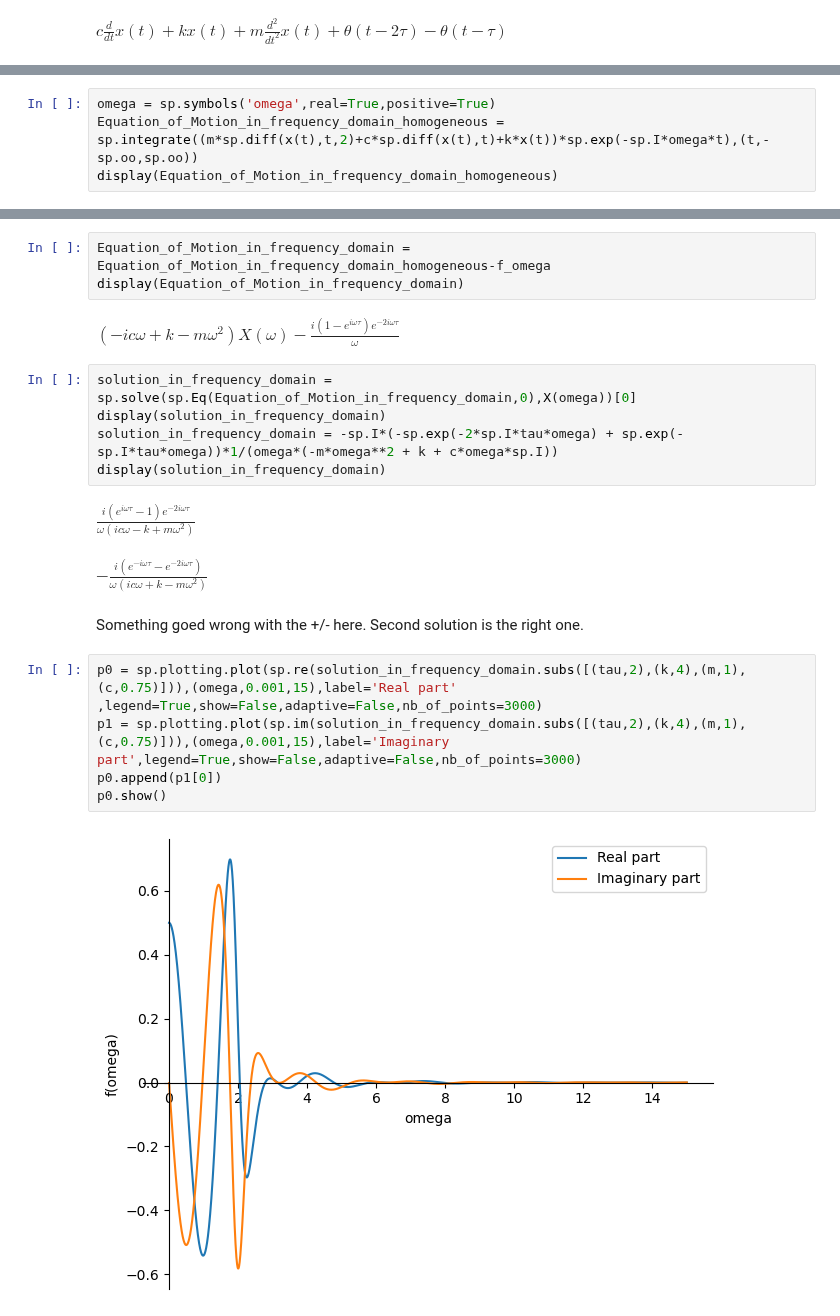
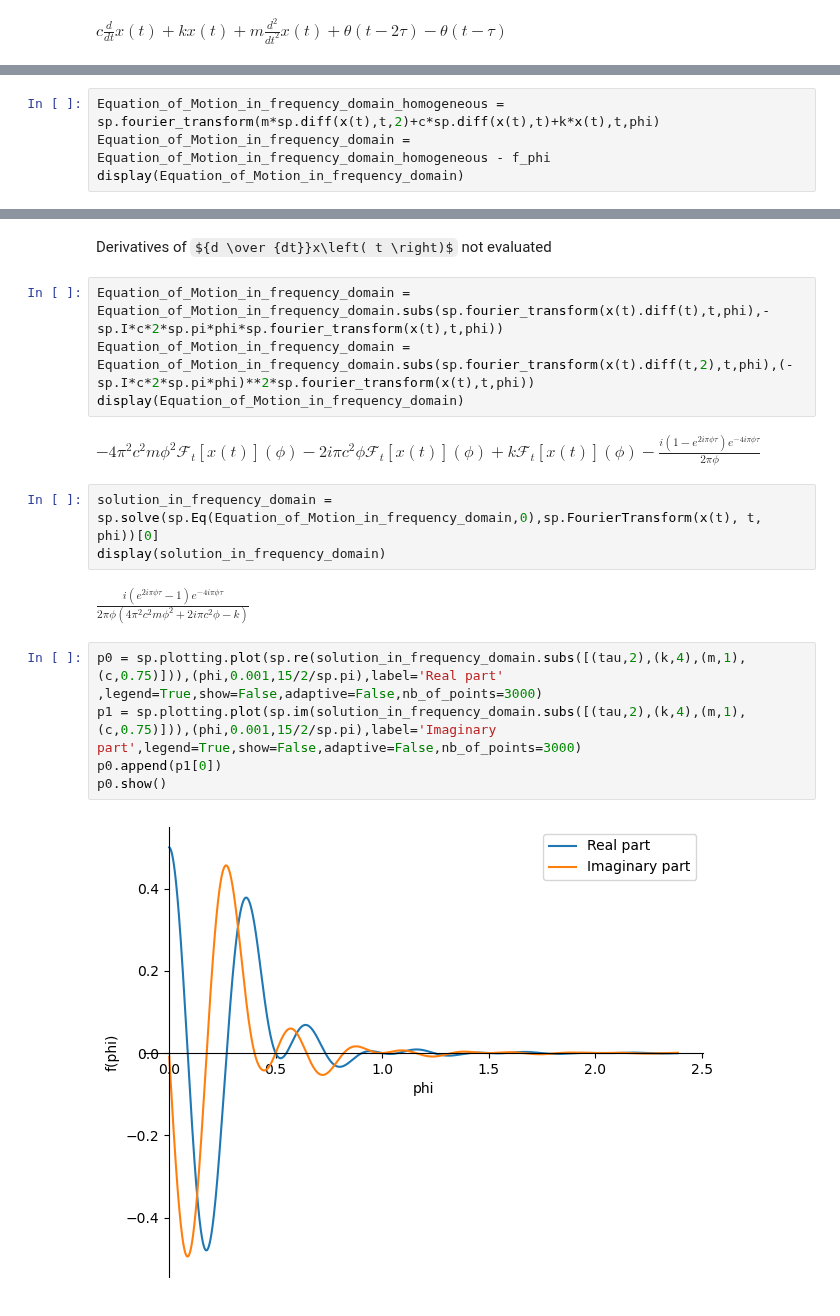
Before and after one commit to TeachBooks/sympy_mechanics, a Jupyter notebook: Examples Dynamics of Structures/CIE_4140_Lecture_3_4_Python.ipynb, the cells around one changed output, grey strips where cells are left out. Cells and saved outputs as stored; diff of their text form; some formulas as TeX source.

```diff
--- a/Examples Dynamics of Structures/CIE_4140_Lecture_3_4_Python.ipynb
+++ b/Examples Dynamics of Structures/CIE_4140_Lecture_3_4_Python.ipynb
@@ -43,5 +55,5 @@ $\displaystyle c \frac{d}{d t} x{\left(t \right)} + k x{\left(t \right)} + m \fr
 # %%
-omega = sp.symbols('omega',real=True,positive=True)
-Equation_of_Motion_in_frequency_domain_homogeneous = sp.integrate((m*sp.diff(x(t),t,2)+c*sp.diff(x(t),t)+k*x(t))*sp.exp(-sp.I*omega*t),(t,-sp.oo,sp.oo))
-display(Equation_of_Motion_in_frequency_domain_homogeneous)
+Equation_of_Motion_in_frequency_domain_homogeneous = sp.fourier_transform(m*sp.diff(x(t),t,2)+c*sp.diff(x(t),t)+k*x(t),t,phi)
+Equation_of_Motion_in_frequency_domain = Equation_of_Motion_in_frequency_domain_homogeneous - f_phi
+display(Equation_of_Motion_in_frequency_domain)
 # %% [output]
@@ -90,22 +61,20 @@ $\displaystyle \left(- i c \omega + k - m \omega^{2}\right) X{\left(\omega \righ
-# %%
-Equation_of_Motion_in_frequency_domain = Equation_of_Motion_in_frequency_domain_homogeneous-f_omega
-display(Equation_of_Motion_in_frequency_domain)
-# %% [output]
-$\displaystyle \left(- i c \omega + k - m \omega^{2}\right) X{\left(\omega \right)} - \frac{i \left(1 - e^{i \omega \tau}\right) e^{- 2 i \omega \tau}}{\omega}$
-# %%
-solution_in_frequency_domain = sp.solve(sp.Eq(Equation_of_Motion_in_frequency_domain,0),X(omega))[0]
-display(solution_in_frequency_domain)
-solution_in_frequency_domain = -sp.I*(-sp.exp(-2*sp.I*tau*omega) + sp.exp(-sp.I*tau*omega))*1/(omega*(-m*omega**2 + k + c*omega*sp.I))
-display(solution_in_frequency_domain)
-# %% [output]
-$\displaystyle \frac{i \left(e^{i \omega \tau} - 1\right) e^{- 2 i \omega \tau}}{\omega \left(i c \omega - k + m \omega^{2}\right)}$
-$\displaystyle - \frac{i \left(e^{- i \omega \tau} - e^{- 2 i \omega \tau}\right)}{\omega \left(i c \omega + k - m \omega^{2}\right)}$
-# %% [markdown]
-Something goed wrong with the +/- here. Second solution is the right one.
+# %% [markdown]
+Derivatives of ${d \over {dt}}x\left( t \right)$ not evaluated
+# %%
+Equation_of_Motion_in_frequency_domain = Equation_of_Motion_in_frequency_domain.subs(sp.fourier_transform(x(t).diff(t),t,phi),-sp.I*c*2*sp.pi*phi*sp.fourier_transform(x(t),t,phi))
+Equation_of_Motion_in_frequency_domain = Equation_of_Motion_in_frequency_domain.subs(sp.fourier_transform(x(t).diff(t,2),t,phi),(-sp.I*c*2*sp.pi*phi)**2*sp.fourier_transform(x(t),t,phi))
+display(Equation_of_Motion_in_frequency_domain)
+# %% [output]
+$\displaystyle - 4 \pi^{2} c^{2} m \phi^{2} \mathcal{F}_{t}\left[x{\left(t \right)}\right]\left(\phi\right) - 2 i \pi c^{2} \phi \mathcal{F}_{t}\left[x{\left(t \right)}\right]\left(\phi\right) + k \mathcal{F}_{t}\left[x{\left(t \right)}\right]\left(\phi\right) - \frac{i \left(1 - e^{2 i \pi \phi \tau}\right) e^{- 4 i \pi \phi \tau}}{2 \pi \phi}$
+# %%
+solution_in_frequency_domain = sp.solve(sp.Eq(Equation_of_Motion_in_frequency_domain,0),sp.FourierTransform(x(t), t, phi))[0]
+display(solution_in_frequency_domain)
+# %% [output]
+$\displaystyle \frac{i \left(e^{2 i \pi \phi \tau} - 1\right) e^{- 4 i \pi \phi \tau}}{2 \pi \phi \left(4 \pi^{2} c^{2} m \phi^{2} + 2 i \pi c^{2} \phi - k\right)}$
 # %%
-p0 = sp.plotting.plot(sp.re(solution_in_frequency_domain.subs([(tau,2),(k,4),(m,1),(c,0.75)])),(omega,0.001,15),label='Real part' ,legend=True,show=False,adaptive=False,nb_of_points=3000)
-p1 = sp.plotting.plot(sp.im(solution_in_frequency_domain.subs([(tau,2),(k,4),(m,1),(c,0.75)])),(omega,0.001,15),label='Imaginary part',legend=True,show=False,adaptive=False,nb_of_points=3000)
+p0 = sp.plotting.plot(sp.re(solution_in_frequency_domain.subs([(tau,2),(k,4),(m,1),(c,0.75)])),(phi,0.001,15/2/sp.pi),label='Real part' ,legend=True,show=False,adaptive=False,nb_of_points=3000)
+p1 = sp.plotting.plot(sp.im(solution_in_frequency_domain.subs([(tau,2),(k,4),(m,1),(c,0.75)])),(phi,0.001,15/2/sp.pi),label='Imaginary part',legend=True,show=False,adaptive=False,nb_of_points=3000)
 p0.append(p1[0])
 p0.show()
 # %% [output]
-[figure, old version]
+[figure, new version]
```
Also changed, not shown: parts of 21 cells of this notebook, 1 other file.
